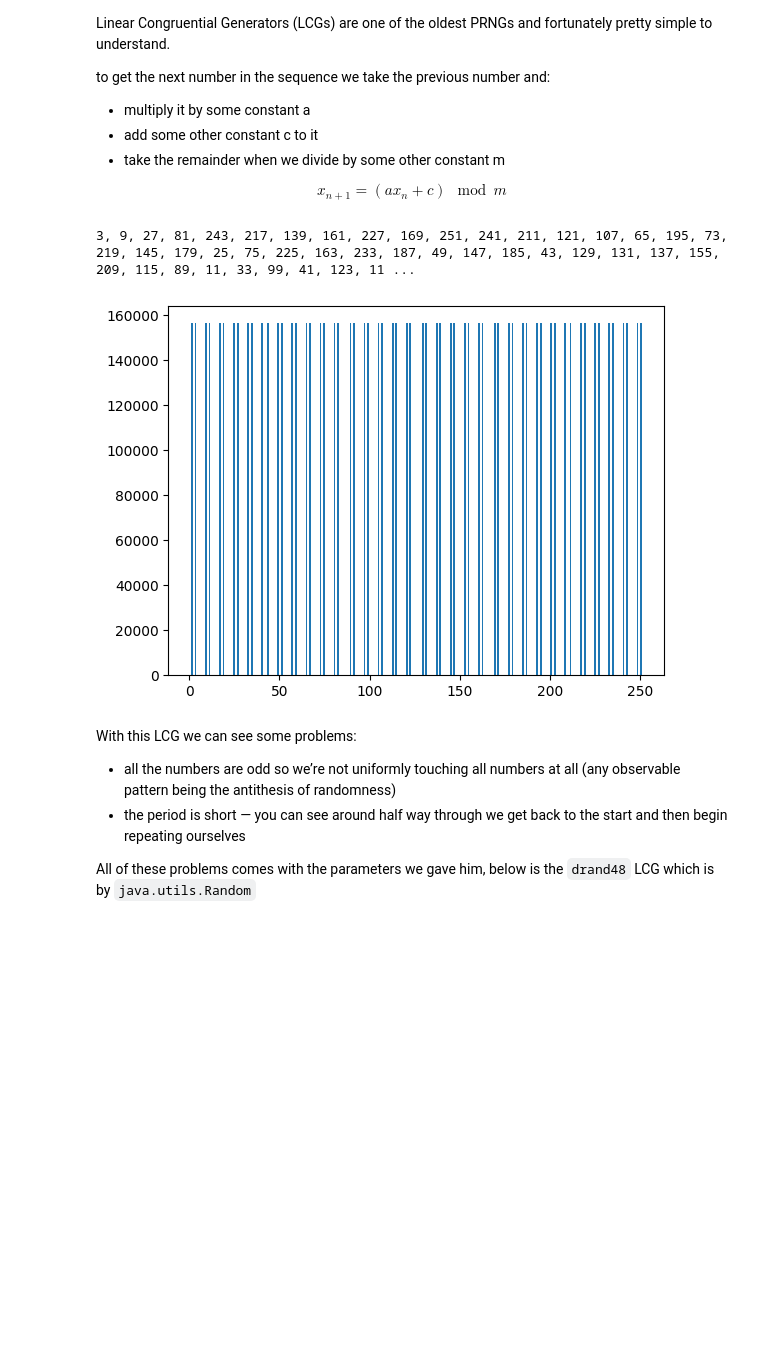
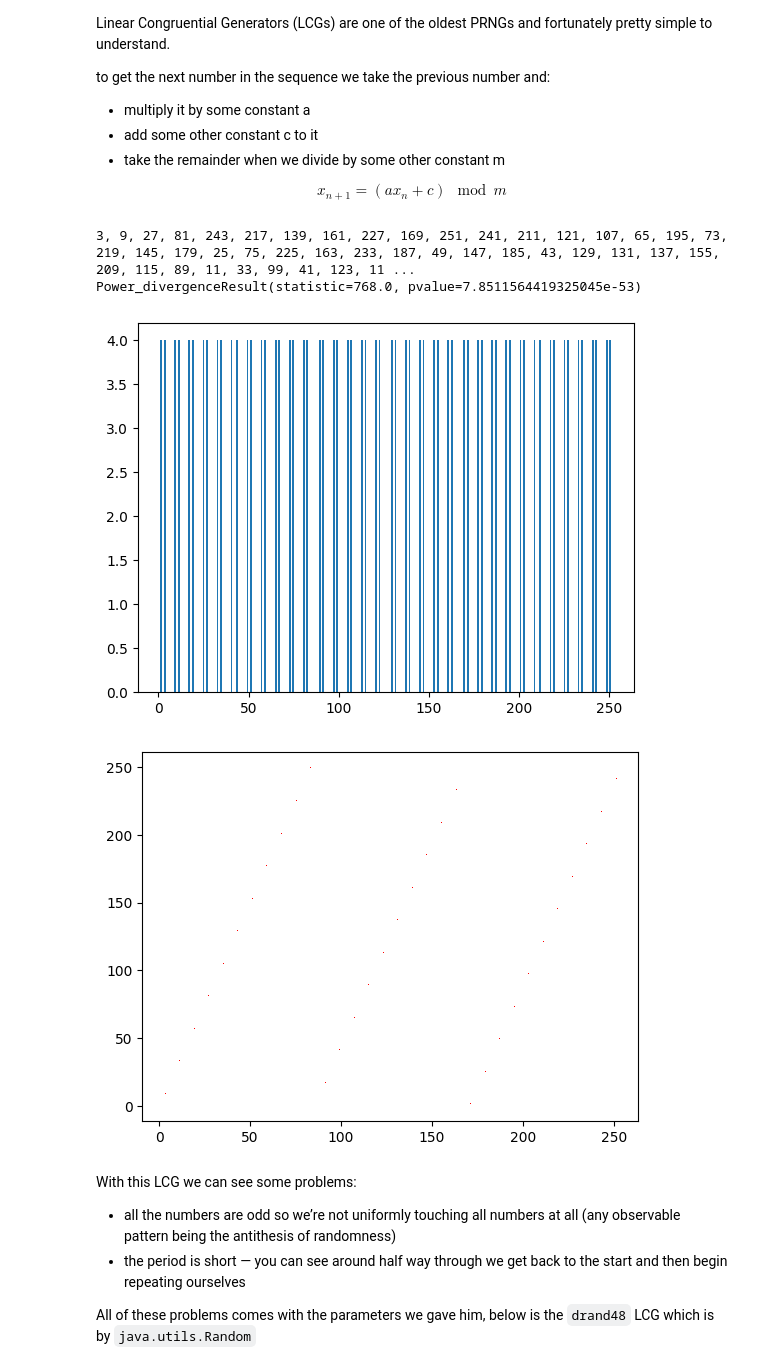
Before and after one commit to Eric-Philippe/PasswordGeneratorStudies, a Jupyter notebook: prng.ipynb, the cells around one changed output. Drawn from its saved outputs; the diff is of its cells as text; code cells hidden in the pictures; blank space fills up the shorter version.

```diff
--- a/prng.ipynb
+++ b/prng.ipynb
@@ -12,25 +12,38 @@ $$ x_{n+1} = (a x_n + c) \mod m $$
 # %%
 def lcg_lehman(seed, a = 3, c = 0, m = 2**8):
     """Lehman 1951 LCG generator"""
     while True:
         # multiply by 3 to get next value from previous
         seed = (a * seed + c) % m
         yield seed
 
 # seed generator with val: 1 and print first 100 values with a = 3, c = 0, m = 2**8 = 256 to get a 8-bit number
 lehman = lcg_lehman(1)
 print(', '.join([str(next(lehman)) for x in range(0, 100)]))
 
 import matplotlib.pyplot as plt
+from scipy.stats import chisquare
 
 # seed generator with val: 1 and print first 100 values with a = 3, c = 0, m = 2**8 = 256 to get a 8-bit number
 lehman = lcg_lehman(1)
-# plot the number of time we get each number of the first 100 values
-plt.hist([next(lehman) for x in range(0, 10000000)], bins = 256)
+
+histo = plt.hist([next(lehman) for x in range(0, 256)], bins = 256)
+print(chisquare(histo[0]))
 plt.show()
+
+coord = []
+for i in range(0, 100000):
+    x = next(lehman)
+    y = next(lehman)
+    coord.append((x, y))
+
+histo = plt.plot([x[0] for x in coord], [x[1] for x in coord], 'r,')
+plt.show()
 # %% [output]
 3, 9, 27, 81, 243, 217, 139, 161, 227, 169, 251, 241, 211, 121, 107, 65, 195, 73, 219, 145, 179, 25, 75, 225, 163, 233, 187, 49, 147, 185, 43, 129, 131, 137, 155, 209, 115, 89, 11, 33, 99, 41, 123, 11 ...
+Power_divergenceResult(statistic=768.0, pvalue=7.8511564419325045e-53)
-[figure, old version]
+[figure, new version]
+[figure, added]
 # %% [markdown]
 With this LCG we can see some problems:
 - all the numbers are odd so we’re not uniformly touching all numbers at all (any observable pattern being the antithesis of randomness)
```
Also changed, not shown: parts of 2 cells of this notebook.
